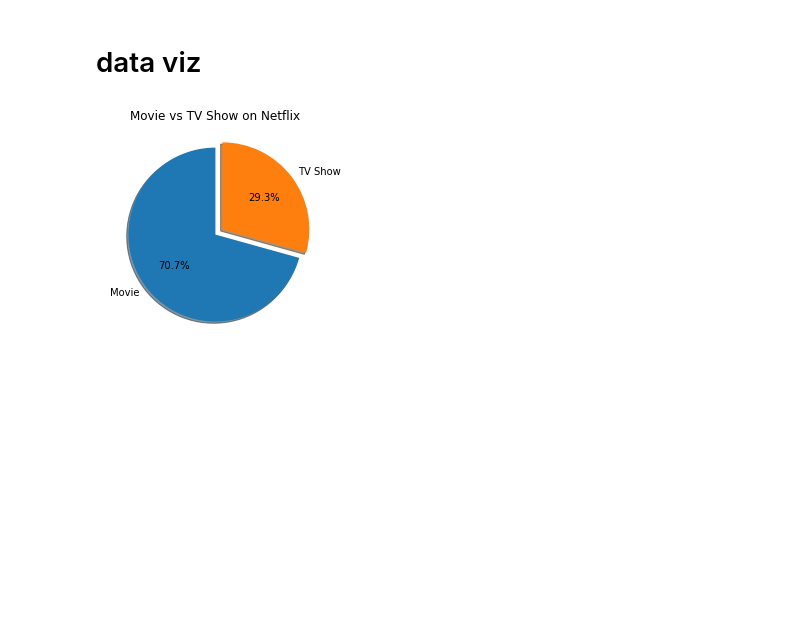
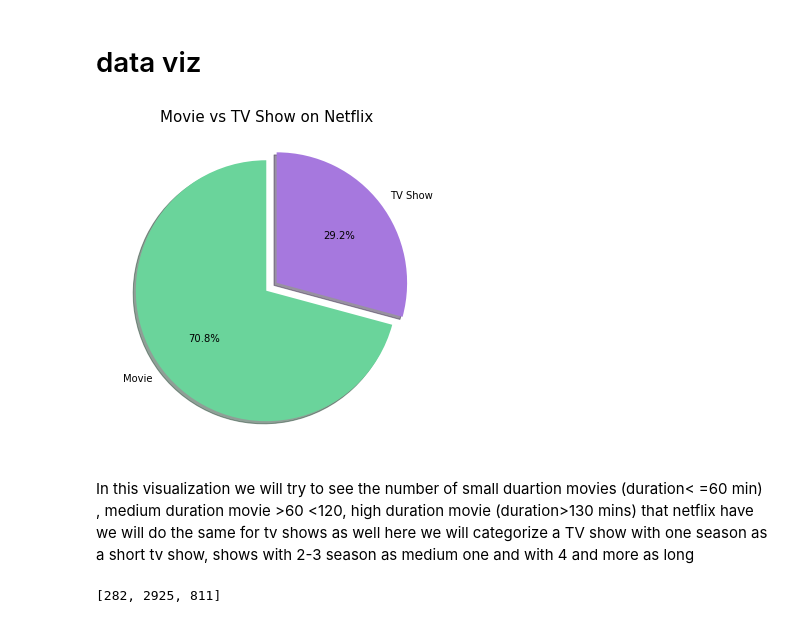
Before and after one commit to mahimaupadhya/data-analysis, a Jupyter notebook: netflix movie/netflix movie.ipynb, the cells around one changed output. Drawn from its saved outputs; the diff is of its cells as text; code cells hidden in the pictures; blank space fills up the shorter version.

```diff
--- a/netflix movie/netflix movie.ipynb
+++ b/netflix movie/netflix movie.ipynb
@@ -222,0 +215,3 @@ f.head()
+# %%
+df['date_added']=pd.to_datetime(df.date_added)
+df['release_year']=pd.to_numeric(df.release_year)
@@ -222,0 +238,3 @@ f.head()
+# %%
+df['duration']=df['duration'].apply(lambda x:str(x).replace("min","") if "min" in str(x) else str(x))
+df['duration']=df['duration'].apply(lambda x: str(x).replace("Season","") if "Season" in str(x) else str(x))
@@ -223,3 +261,7 @@ f.head()
+# %%
+df['duration']=df['duration'].apply(lambda x: str(x).replace("s","") if 's' in str(x) else str(x))
+# %%
+df['duration']=df['duration'].apply(lambda x: float(x))
 # %% [markdown]
 # data viz
 # %%
@@ -227,8 +269,13 @@ x=df.type.value_counts()
 y=df.type.unique()
 # %%
 explode=(0,0.1)
-plt.pie(x,labels=y,autopct='%1.1f%%',explode=explode,shadow=True,startangle=90)
-plt.title("Movie vs TV Show on Netflix")
+plt.figure(figsize=(6,6))
+plt.pie(x,labels=y,autopct='%1.1f%%',explode=explode,shadow=True,startangle=90,colors=["#6ad49b", "#a678de"])
+plt.title("Movie vs TV Show on Netflix",fontsize=15);
 plt.show();
 # %% [output]
-[figure, old version]
+[figure, new version]
+# %% [markdown]
+In this visualization we will try to see the number of small duartion movies (duration< =60 min) , medium duration movie >60 <120, high duration movie (duration>130 mins) that netflix have
+we will do the same for tv shows as well
+here we will categorize a TV show with one season as a short tv show, shows with 2-3 season as medium one and with 4 and more as long
@@ -234,0 +290,8 @@ plt.show();
+# %%
+x=df_short.title.count()
+y=df_medium.title.count()
+z=df_long.title.count()
+l=[x,y,z]
+l
+# %% [output]
+[282, 2925, 811]
```
Also changed, not shown: parts of 42 cells of this notebook.
